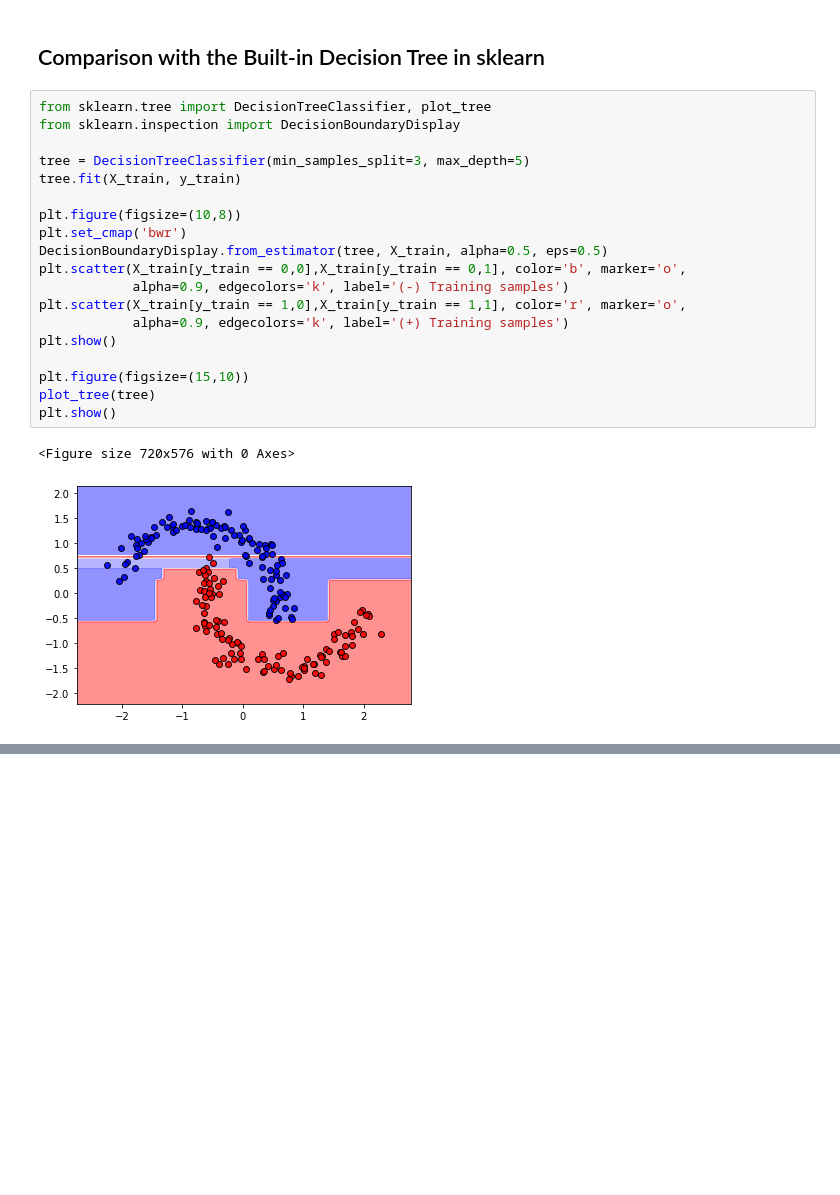
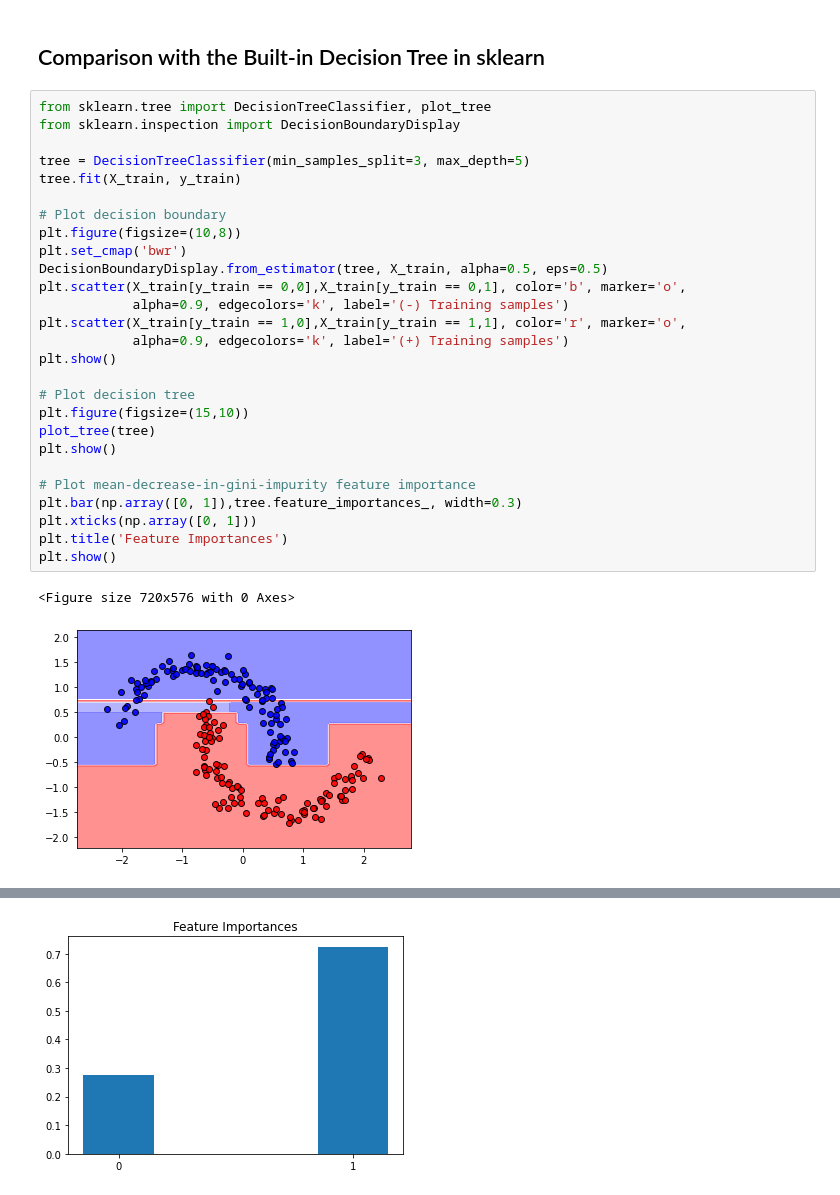
Before and after one commit to kspilario/DS397_comp, a Jupyter notebook: Tree_Ensembles/dectree_moons.ipynb, the cells around one changed output, grey strips where cells are left out. Saved outputs shown, nothing was run; the diff lists cells and outputs as text; blank space fills up the shorter version.

```diff
--- a/Tree_Ensembles/dectree_moons.ipynb
+++ b/Tree_Ensembles/dectree_moons.ipynb
@@ -239,23 +258,32 @@ plt.show()
 # %%
 from sklearn.tree import DecisionTreeClassifier, plot_tree
 from sklearn.inspection import DecisionBoundaryDisplay
 
 tree = DecisionTreeClassifier(min_samples_split=3, max_depth=5)
 tree.fit(X_train, y_train)
 
+# Plot decision boundary
 plt.figure(figsize=(10,8))
 plt.set_cmap('bwr')
 DecisionBoundaryDisplay.from_estimator(tree, X_train, alpha=0.5, eps=0.5)
 plt.scatter(X_train[y_train == 0,0],X_train[y_train == 0,1], color='b', marker='o',
             alpha=0.9, edgecolors='k', label='(-) Training samples')
 plt.scatter(X_train[y_train == 1,0],X_train[y_train == 1,1], color='r', marker='o',
             alpha=0.9, edgecolors='k', label='(+) Training samples')
 plt.show()
 
+# Plot decision tree
 plt.figure(figsize=(15,10))
 plot_tree(tree)
 plt.show()
+
+# Plot mean-decrease-in-gini-impurity feature importance
+plt.bar(np.array([0, 1]),tree.feature_importances_, width=0.3)
+plt.xticks(np.array([0, 1]))
+plt.title('Feature Importances')
+plt.show()
 # %% [output]
 <Figure size 720x576 with 0 Axes>
 [figure]
 [figure]
+[figure, added]
```
Also changed, not shown: parts of 3 cells of this notebook.
